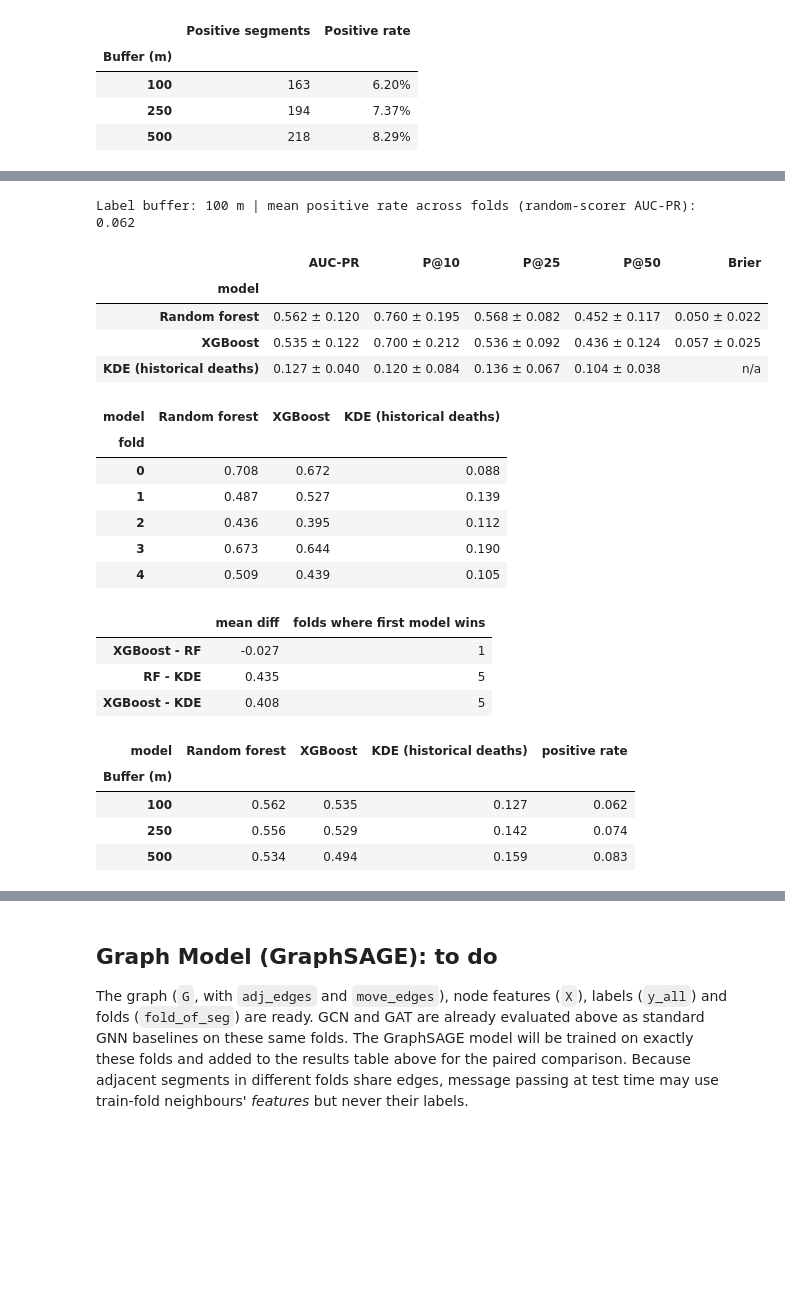
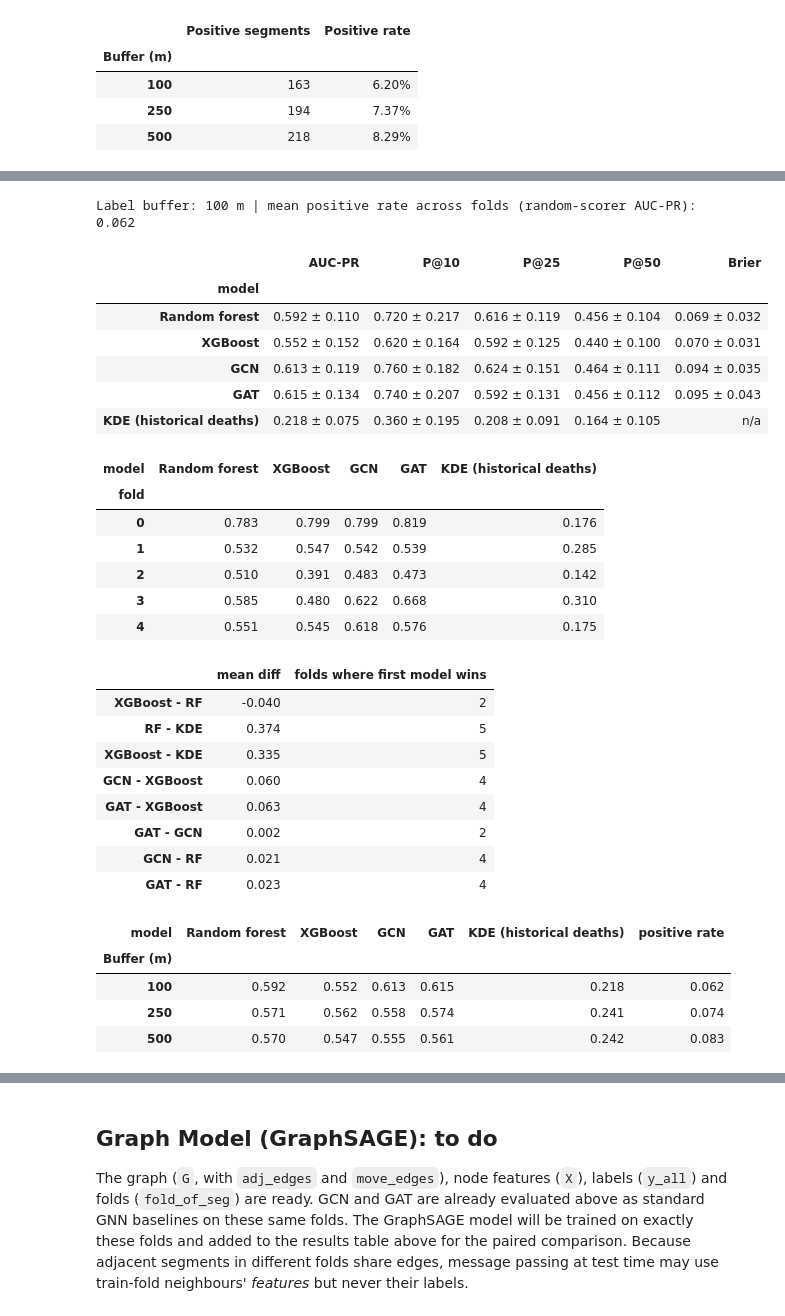
Before and after one commit to JerRMartin/Graph-Based-Risk-Mapping, a Jupyter notebook: notebooks/notebook.ipynb, the cells around one changed output, grey strips where cells are left out. Cells and saved outputs as stored; diff of their text form; code cells hidden in the pictures; blank space fills up the shorter version.

```diff
--- a/notebooks/notebook.ipynb
+++ b/notebooks/notebook.ipynb
@@ -263,17 +263,22 @@ PRIMARY_BUFFER = 100              # m; buffer used for the main results table
 
 N_FOLDS = 5
 BLOCK_M = 15000          # m; side of the square spatial blocks used for spatial cross-validation
-KDE_BANDWIDTH = 2000     # m; Gaussian KDE bandwidth for the density baseline
+KDE_BANDWIDTH = 10000    # m; Gaussian KDE bandwidth for the density baseline
+# Tree baselines: chosen by validation AUC-PR in laboratory/baseline_tuning.py (small grid; never tuned on test folds)
+RF_MIN_LEAF = 10         # random forest minimum leaf size (sqrt features, 300 trees)
+XGB_DEPTH = 4            # XGBoost tree depth
+XGB_LR = 0.05            # XGBoost learning rate
+XGB_TREES = 100          # XGBoost number of trees
 PREC_K = (10, 25, 50)    # K values for precision-at-K
 SEED = 42
 
 # GNN baselines (GCN, GAT): fixed in advance, never tuned on test folds
-GNN_HIDDEN = 64          # hidden width (GAT: GAT_HEADS heads x GNN_HIDDEN // GAT_HEADS channels)
+GNN_HIDDEN = 16          # hidden width (GAT: GAT_HEADS heads x GNN_HIDDEN // GAT_HEADS channels)
 GNN_LAYERS = 2           # message-passing layers = receptive field in hops
 GNN_DROPOUT = 0.5
 GNN_LR = 0.01
 GNN_WD = 5e-4
-GNN_EPOCHS = 200         # full-batch epochs, fixed (no early stopping on held-out data)
+GNN_EPOCHS = 400         # full-batch epochs, fixed (no early stopping on held-out data)
 GAT_HEADS = 4
 # %%
 # ---- Load and scope the three datasets ----
@@ -575,7 +582,7 @@ The GNNs are transductive: message passing sees every node's *features* (includi
 
 Raw accuracy is not reported: predicting "no strike" everywhere would score above 95%.
 # %%
-# ---- Baseline: GCN on the road-segment graph (also holds the shared GNN training code) ----
+# ---- Baseline: GCN with a skip connection on the road-segment graph (also holds the shared GNN training code) ----
 import torch
 import torch.nn as nn
 import torch.nn.functional as F
@@ -611,31 +618,37 @@ def train_gnn(model, tr, te, y):
 class GCN(nn.Module):
     def __init__(self, d_in):
         super().__init__()
+        self.skip = nn.Linear(d_in, 1)   # skip: node's own features bypass neighbour averaging
         dims = [d_in] + [GNN_HIDDEN] * (GNN_LAYERS - 1)
         self.convs = nn.ModuleList(GCNConv(a, b) for a, b in zip(dims[:-1], dims[1:]))
         self.out = GCNConv(dims[-1], 1)
     def forward(self, x, ei):
+        x0, h = x, x
         for conv in self.convs:
-            x = F.relu(conv(F.dropout(x, GNN_DROPOUT, self.training), ei))
-        return self.out(F.dropout(x, GNN_DROPOUT, self.training), ei).squeeze(-1)
+            h = F.relu(conv(F.dropout(h, GNN_DROPOUT, self.training), ei))
+        out = self.out(F.dropout(h, GNN_DROPOUT, self.training), ei).squeeze(-1)
+        return out + self.skip(x0).squeeze(-1)
 
 def fit_gcn(tr, te, y):
     torch.manual_seed(SEED)
     return train_gnn(GCN(X_LOG.shape[1]), tr, te, y)
 # %%
-# ---- Baseline: GAT on the road-segment graph (reuses train_gnn / EDGE_INDEX from the GCN cell) ----
+# ---- Baseline: GAT with a skip connection on the road-segment graph (reuses train_gnn / EDGE_INDEX from the GCN cell) ----
 class GAT(nn.Module):
     def __init__(self, d_in):
         super().__init__()
+        self.skip = nn.Linear(d_in, 1)   # skip: node's own features bypass attention averaging
         per_head = GNN_HIDDEN // GAT_HEADS
         dims = [d_in] + [per_head * GAT_HEADS] * (GNN_LAYERS - 1)
         self.convs = nn.ModuleList(GATConv(a, per_head, heads=GAT_HEADS, dropout=GNN_DROPOUT)
                                    for a in dims[:-1])
         self.out = GATConv(dims[-1], 1, heads=1, dropout=GNN_DROPOUT)
     def forward(self, x, ei):
+        x0, h = x, x
         for conv in self.convs:
-            x = F.elu(conv(F.dropout(x, GNN_DROPOUT, self.training), ei))
-        return self.out(F.dropout(x, GNN_DROPOUT, self.training), ei).squeeze(-1)
+            h = F.elu(conv(F.dropout(h, GNN_DROPOUT, self.training), ei))
+        out = self.out(F.dropout(h, GNN_DROPOUT, self.training), ei).squeeze(-1)
+        return out + self.skip(x0).squeeze(-1)
 
 def fit_gat(tr, te, y):
     torch.manual_seed(SEED)
@@ -653,12 +666,12 @@ def fit_score(model, tr, te, y):
     """Fit on training-fold segments, return a risk score per test-fold segment."""
     Xtr, Xte = X.values[tr], X.values[te]
     if model == "Random forest":
-        m = RandomForestClassifier(n_estimators=300, min_samples_leaf=3, class_weight="balanced_subsample",
+        m = RandomForestClassifier(n_estimators=300, min_samples_leaf=RF_MIN_LEAF, class_weight="balanced_subsample",
                                    n_jobs=-1, random_state=SEED).fit(Xtr, y[tr])
         return m.predict_proba(Xte)[:, 1], True
     if model == "XGBoost":
         spw = (y[tr] == 0).sum() / max(1, (y[tr] == 1).sum())
-        m = XGBClassifier(n_estimators=300, max_depth=4, learning_rate=0.05, subsample=0.8, colsample_bytree=0.8,
+        m = XGBClassifier(n_estimators=XGB_TREES, max_depth=XGB_DEPTH, learning_rate=XGB_LR, subsample=0.8, colsample_bytree=0.8,
                           scale_pos_weight=spw, eval_metric="aucpr", random_state=SEED, n_jobs=-1).fit(Xtr, y[tr])
         return m.predict_proba(Xte)[:, 1], True
     if model == "GCN":
@@ -672,36 +685,38 @@ def fit_score(model, tr, te, y):
         return kde.score_samples(mids), False
 
 MODELS = ["Random forest", "XGBoost", "GCN", "GAT", "KDE (historical deaths)"]
 
 def run_cv(y):
     rows = []
     for f in range(N_FOLDS):
         te = np.where(fold_of_seg == f)[0]; tr = np.where(fold_of_seg != f)[0]
         for name in MODELS:
             s, is_prob = fit_score(name, tr, te, y)
             row = {"fold": f, "model": name, "AUC-PR": average_precision_score(y[te], s),
                    "Brier": brier_score_loss(y[te], s) if is_prob else np.nan,
                    "positive_rate": y[te].mean()}
             row.update({f"P@{k}": precision_at_k(y[te], s, k) for k in PREC_K})
             rows.append(row)
     return pd.DataFrame(rows)
 
 cv = run_cv(y_all)
 metric_cols = ["AUC-PR"] + [f"P@{k}" for k in PREC_K] + ["Brier"]
 agg = cv.groupby("model")[metric_cols].agg(["mean", "std"]).loc[MODELS]
 results = pd.DataFrame({c: agg[c]["mean"].map("{:.3f}".format) + " ± " + agg[c]["std"].map("{:.3f}".format)
                         for c in metric_cols})
 results = results.replace("nan ± nan", "n/a")
 print(f"Label buffer: {PRIMARY_BUFFER} m | mean positive rate across folds (random-scorer AUC-PR): "
       f"{cv.groupby('fold').positive_rate.first().mean():.3f}")
 results
 # %% [output]
 Label buffer: 100 m | mean positive rate across folds (random-scorer AUC-PR): 0.062
 |  | AUC-PR | P@10 | P@25 | P@50 | Brier |
 | model |  |  |  |  |  |
-| Random forest | 0.562 ± 0.120 | 0.760 ± 0.195 | 0.568 ± 0.082 | 0.452 ± 0.117 | 0.050 ± 0.022 |
-| XGBoost | 0.535 ± 0.122 | 0.700 ± 0.212 | 0.536 ± 0.092 | 0.436 ± 0.124 | 0.057 ± 0.025 |
-| KDE (historical deaths) | 0.127 ± 0.040 | 0.120 ± 0.084 | 0.136 ± 0.067 | 0.104 ± 0.038 | n/a |
+| Random forest | 0.592 ± 0.110 | 0.720 ± 0.217 | 0.616 ± 0.119 | 0.456 ± 0.104 | 0.069 ± 0.032 |
+| XGBoost | 0.552 ± 0.152 | 0.620 ± 0.164 | 0.592 ± 0.125 | 0.440 ± 0.100 | 0.070 ± 0.031 |
+| GCN | 0.613 ± 0.119 | 0.760 ± 0.182 | 0.624 ± 0.151 | 0.464 ± 0.111 | 0.094 ± 0.035 |
+| GAT | 0.615 ± 0.134 | 0.740 ± 0.207 | 0.592 ± 0.131 | 0.456 ± 0.112 | 0.095 ± 0.043 |
+| KDE (historical deaths) | 0.218 ± 0.075 | 0.360 ± 0.195 | 0.208 ± 0.091 | 0.164 ± 0.105 | n/a |
 # %%
 # ---- Per-fold AUC-PR, and paired comparison between baselines (basis for the later GNN comparison) ----
 per_fold = cv.pivot(index="fold", columns="model", values="AUC-PR")[MODELS]
@@ -714,20 +729,27 @@ paired = pd.DataFrame({
     "GCN - XGBoost": per_fold["GCN"] - per_fold["XGBoost"],
     "GAT - XGBoost": per_fold["GAT"] - per_fold["XGBoost"],
     "GAT - GCN": per_fold["GAT"] - per_fold["GCN"],
+    "GCN - RF": per_fold["GCN"] - per_fold["Random forest"],
+    "GAT - RF": per_fold["GAT"] - per_fold["Random forest"],
 })
 pd.DataFrame({"mean diff": paired.mean(), "folds where first model wins": (paired > 0).sum()}).round(3)
 # %% [output]
-| model | Random forest | XGBoost | KDE (historical deaths) |
-| fold |  |  |  |
-| 0 | 0.708 | 0.672 | 0.088 |
-| 1 | 0.487 | 0.527 | 0.139 |
-| 2 | 0.436 | 0.395 | 0.112 |
-| 3 | 0.673 | 0.644 | 0.190 |
-| 4 | 0.509 | 0.439 | 0.105 |
+| model | Random forest | XGBoost | GCN | GAT | KDE (historical deaths) |
+| fold |  |  |  |  |  |
+| 0 | 0.783 | 0.799 | 0.799 | 0.819 | 0.176 |
+| 1 | 0.532 | 0.547 | 0.542 | 0.539 | 0.285 |
+| 2 | 0.510 | 0.391 | 0.483 | 0.473 | 0.142 |
+| 3 | 0.585 | 0.480 | 0.622 | 0.668 | 0.310 |
+| 4 | 0.551 | 0.545 | 0.618 | 0.576 | 0.175 |
 |  | mean diff | folds where first model wins |
-| XGBoost - RF | -0.027 | 1 |
-| RF - KDE | 0.435 | 5 |
-| XGBoost - KDE | 0.408 | 5 |
+| XGBoost - RF | -0.040 | 2 |
+| RF - KDE | 0.374 | 5 |
+| XGBoost - KDE | 0.335 | 5 |
+| GCN - XGBoost | 0.060 | 4 |
+| GAT - XGBoost | 0.063 | 4 |
+| GAT - GCN | 0.002 | 2 |
+| GCN - RF | 0.021 | 4 |
+| GAT - RF | 0.023 | 4 |
 # %%
 # ---- Label-buffer sensitivity (AUC-PR, mean over folds) ----
 sens = {}
@@ -737,10 +759,10 @@ for b in LABEL_BUFFERS:
     sens[b]["positive rate"] = labels[b].mean()
 pd.DataFrame(sens).T.rename_axis("Buffer (m)").round(3)
 # %% [output]
-| model | Random forest | XGBoost | KDE (historical deaths) | positive rate |
-| Buffer (m) |  |  |  |  |
-| 100 | 0.562 | 0.535 | 0.127 | 0.062 |
-| 250 | 0.556 | 0.529 | 0.142 | 0.074 |
-| 500 | 0.534 | 0.494 | 0.159 | 0.083 |
+| model | Random forest | XGBoost | GCN | GAT | KDE (historical deaths) | positive rate |
+| Buffer (m) |  |  |  |  |  |  |
+| 100 | 0.592 | 0.552 | 0.613 | 0.615 | 0.218 | 0.062 |
+| 250 | 0.571 | 0.562 | 0.558 | 0.574 | 0.241 | 0.074 |
+| 500 | 0.570 | 0.547 | 0.555 | 0.561 | 0.242 | 0.083 |
 # %%
 # ---- Feature importance of the tree baselines (fit on all segments, for interpretation only) ----
```
Also changed, not shown: parts of 8 cells of this notebook.
